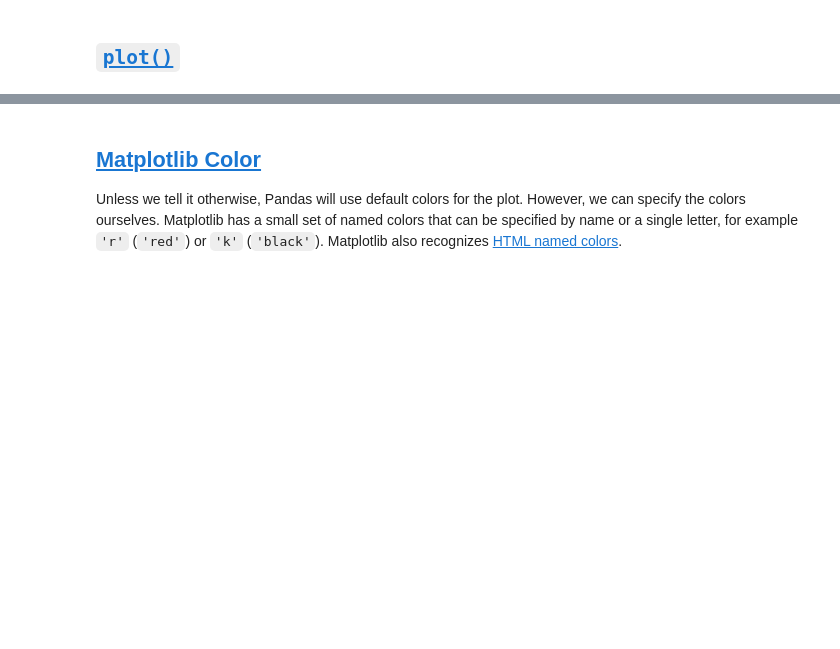
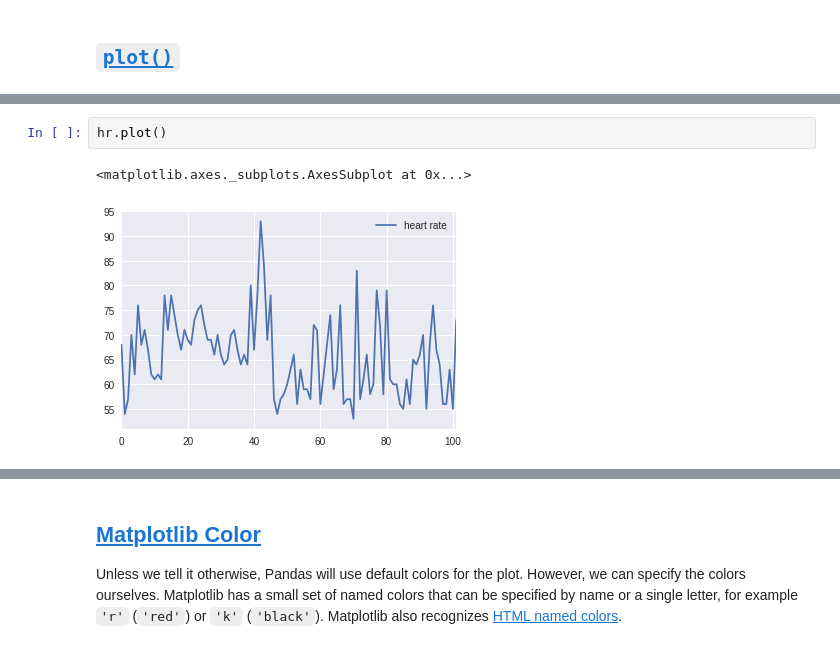
Before and after one commit to zhenyulu2/my_decart_bootcamp, a Jupyter notebook: modules/module2/visualizing_numeric_data.ipynb, the cells around one changed output, grey strips where cells are left out. Drawn from its saved outputs; the diff is of its cells as text; blank space fills up the shorter version.

```diff
--- a/modules/module2/visualizing_numeric_data.ipynb
+++ b/modules/module2/visualizing_numeric_data.ipynb
@@ -71,2 +102,7 @@ hr.head()
+# %%
+hr.plot()
+# %% [output]
+<matplotlib.axes._subplots.AxesSubplot at 0x...>
+[figure, added]
 # %%
 hr["heart rate"].plot()
```
Also changed, not shown: parts of 17 cells of this notebook, 22 other files.
